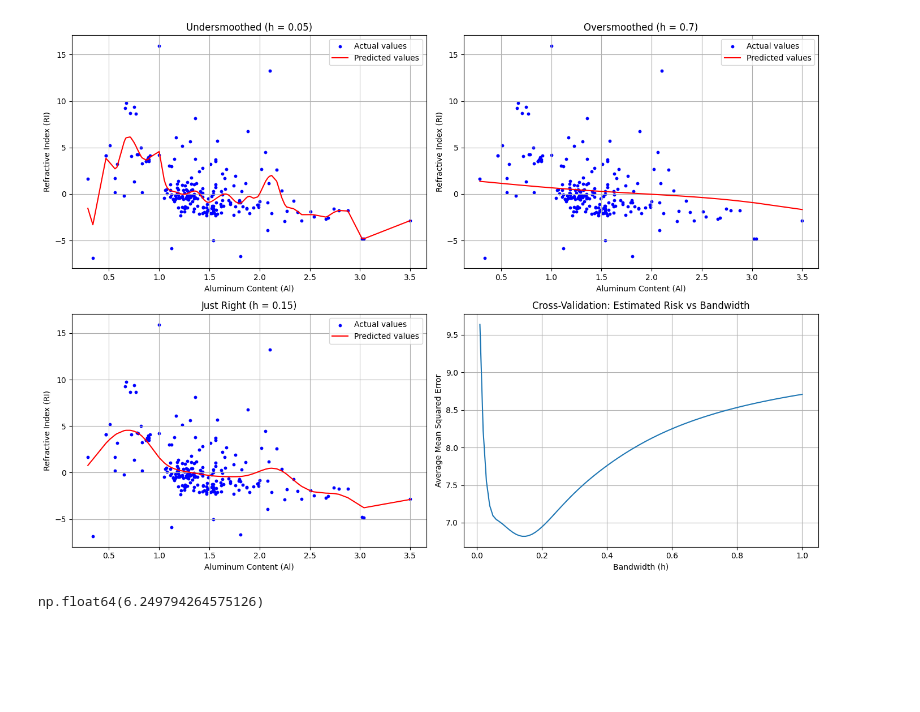
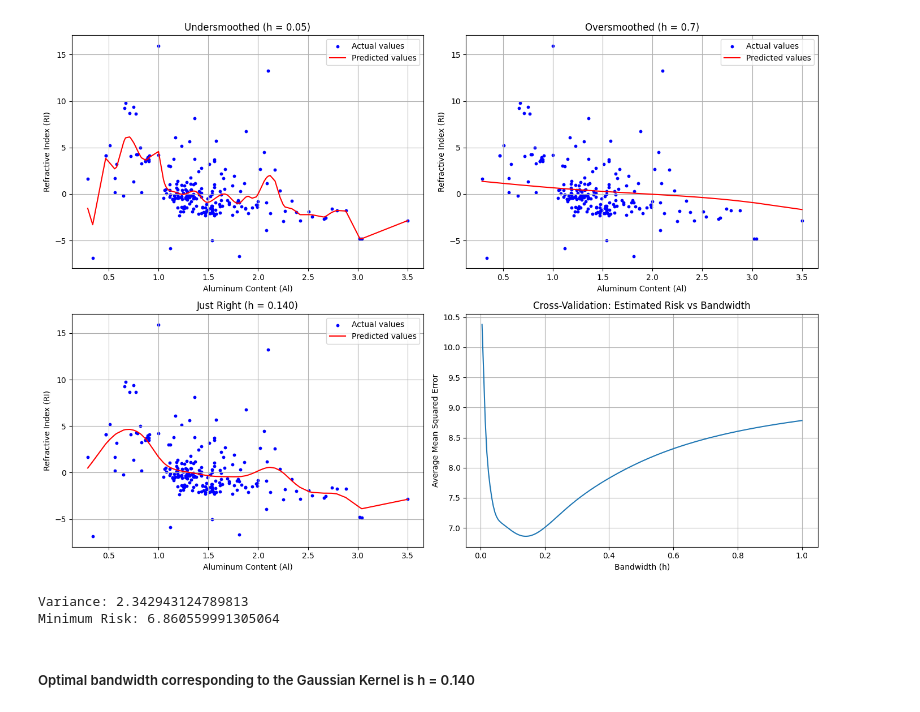
Before and after one commit to aayushborkar14/DAI-Assignments, a Jupyter notebook: A3/code/4.ipynb, the cells around one changed output. Cells and saved outputs as stored; diff of their text form; code cells hidden in the pictures; blank space fills up the shorter version.

```diff
--- a/A3/code/4.ipynb
+++ b/A3/code/4.ipynb
@@ -49,10 +49,10 @@ def kfold_split(X, k, shuffle=True, random_state=None):
 
     return folds
 # %%
-k = 10
+k = 5
 folds = kfold_split(X, k, shuffle=True, random_state=42)
 
-bandwidths = np.linspace(0.01, 1.0, 100)
+bandwidths = np.arange(0.005, 1.005, 0.005)
 average_mse_values = []
 
 for h in bandwidths:
@@ -84,37 +84,43 @@ axs[0, 0].legend()
 axs[0, 0].grid(True)
 
 h = 0.7
 Y_pred_sorted = np.array([NadarayaWatsonKernel(x, X, Y, h, GaussianKernel) for x in X_sorted])
 axs[0, 1].scatter(X, Y, color='blue', label='Actual values', s=10)
 axs[0, 1].plot(X_sorted, Y_pred_sorted, color='red', label='Predicted values')
 axs[0, 1].set_title('Oversmoothed (h = 0.7)')
 axs[0, 1].set_xlabel('Aluminum Content (Al)')
 axs[0, 1].set_ylabel('Refractive Index (RI)')
 axs[0, 1].legend()
 axs[0, 1].grid(True)
 
 h = optimal_bandwidth
 Y_pred_sorted = np.array([NadarayaWatsonKernel(x, X, Y, h, GaussianKernel) for x in X_sorted])
 axs[1, 0].scatter(X, Y, color='blue', label='Actual values', s=10)
 axs[1, 0].plot(X_sorted, Y_pred_sorted, color='red', label='Predicted values')
-axs[1, 0].set_title(f'Just Right (h = {optimal_bandwidth:.2f})')
+axs[1, 0].set_title(f'Just Right (h = {optimal_bandwidth:.3f})')
 axs[1, 0].set_xlabel('Aluminum Content (Al)')
 axs[1, 0].set_ylabel('Refractive Index (RI)')
 axs[1, 0].legend()
 axs[1, 0].grid(True)
 
 axs[1, 1].plot(bandwidths, average_mse_values, linestyle='-')
 axs[1, 1].set_title('Cross-Validation: Estimated Risk vs Bandwidth')
 axs[1, 1].set_xlabel('Bandwidth (h)')
 axs[1, 1].set_ylabel('Average Mean Squared Error')
 axs[1, 1].grid(True)
 
 plt.tight_layout()
+plt.savefig('../images/4/gaussian_kernel_regression.png', dpi=300)
 plt.show()
 # %% [output]
-[figure, old version]
+[figure, new version]
-# %%
-np.mean((Y_pred_sorted - Y[sorted_indices]) ** 2)
-# %% [output]
-np.float64(6.249794264575126)
+# %%
+variance = np.mean((Y_pred_sorted - np.mean(Y_pred_sorted)) ** 2)
+print(f"Variance: {variance}")
+print(f"Minimum Risk: {min_mse}")
+# %% [output]
+Variance: 2.342943124789813
+Minimum Risk: 6.860559991305064
+# %% [markdown]
+##### Optimal bandwidth corresponding to the Gaussian Kernel is h = 0.140
 # %%
```
Also changed, not shown: parts of 5 cells of this notebook, 3 other files.
